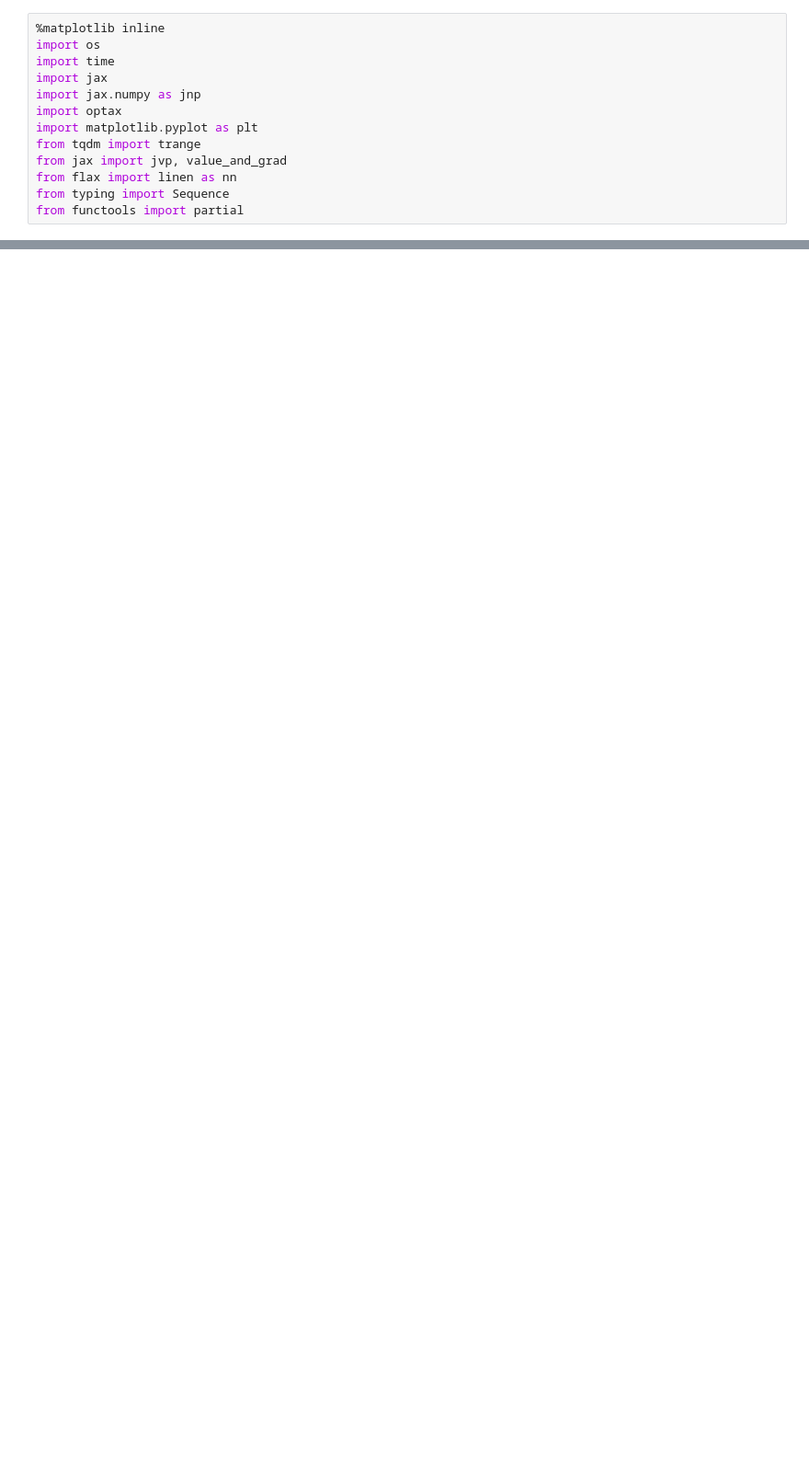
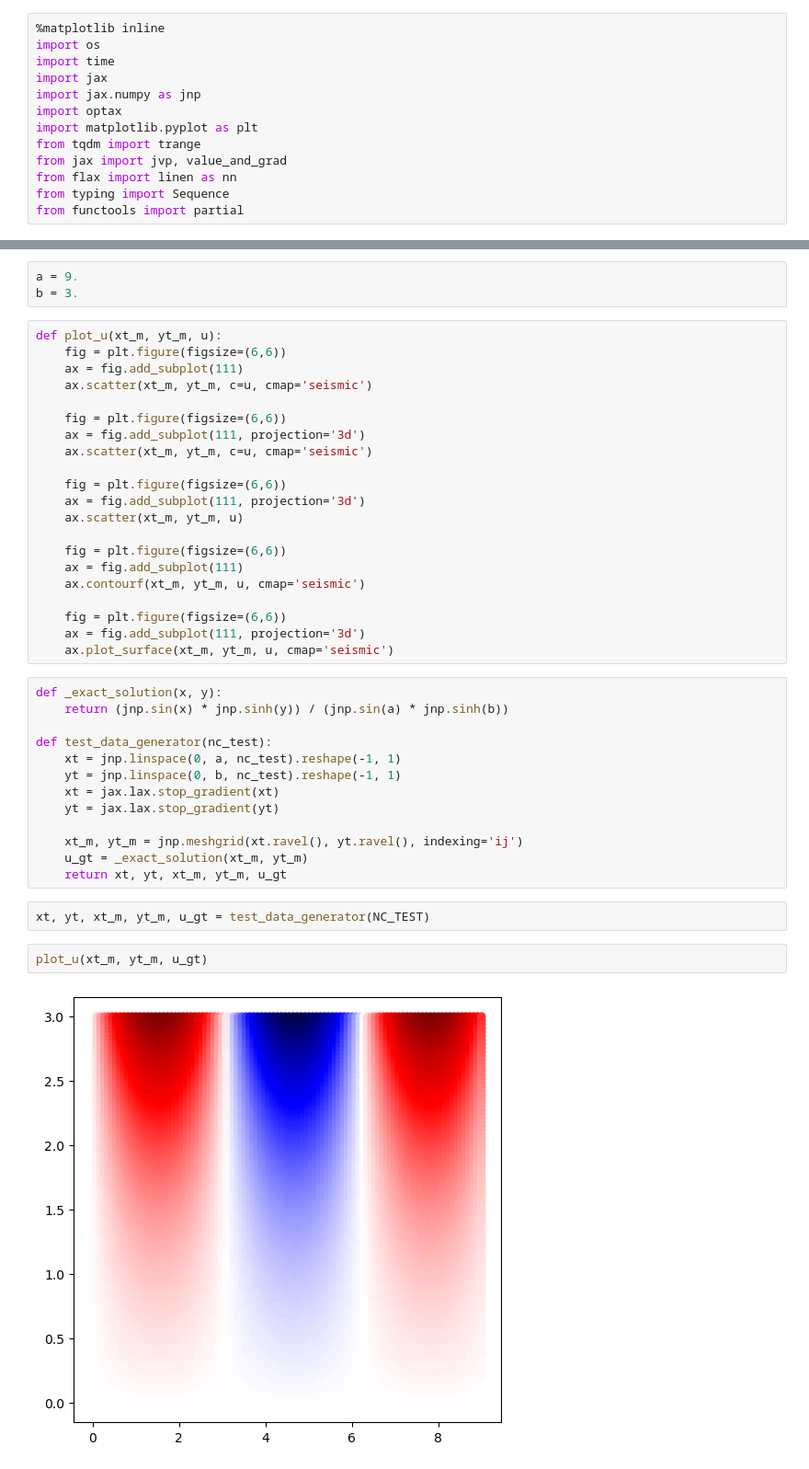
Before and after one commit to mgjeon/2023_PINN-study, a Jupyter notebook: calculation/notebook_spinn.ipynb, the cells around one changed output, grey strips where cells are left out. Shown at 92% size. Cells and saved outputs as stored; diff of their text form; blank space fills up the shorter version.

```diff
--- a/calculation/notebook_spinn.ipynb
+++ b/calculation/notebook_spinn.ipynb
@@ -24,0 +92,43 @@ LOG_ITER = 25000
+# %%
+a = 9.
+b = 3.
+# %%
+def plot_u(xt_m, yt_m, u):
+    fig = plt.figure(figsize=(6,6))
+    ax = fig.add_subplot(111)
+    ax.scatter(xt_m, yt_m, c=u, cmap='seismic')
+
+    fig = plt.figure(figsize=(6,6))
+    ax = fig.add_subplot(111, projection='3d')
+    ax.scatter(xt_m, yt_m, c=u, cmap='seismic')
+
+    fig = plt.figure(figsize=(6,6))
+    ax = fig.add_subplot(111, projection='3d')
+    ax.scatter(xt_m, yt_m, u)
+
+    fig = plt.figure(figsize=(6,6))
+    ax = fig.add_subplot(111)
+    ax.contourf(xt_m, yt_m, u, cmap='seismic')
+
+    fig = plt.figure(figsize=(6,6))
+    ax = fig.add_subplot(111, projection='3d')
+    ax.plot_surface(xt_m, yt_m, u, cmap='seismic')
+# %%
+def _exact_solution(x, y):
+    return (jnp.sin(x) * jnp.sinh(y)) / (jnp.sin(a) * jnp.sinh(b))
+
+def test_data_generator(nc_test):
+    xt = jnp.linspace(0, a, nc_test).reshape(-1, 1)
+    yt = jnp.linspace(0, b, nc_test).reshape(-1, 1)
+    xt = jax.lax.stop_gradient(xt)
+    yt = jax.lax.stop_gradient(yt)
+
+    xt_m, yt_m = jnp.meshgrid(xt.ravel(), yt.ravel(), indexing='ij')
+    u_gt = _exact_solution(xt_m, yt_m)
+    return xt, yt, xt_m, yt_m, u_gt
+# %%
+xt, yt, xt_m, yt_m, u_gt = test_data_generator(NC_TEST)
+# %%
+plot_u(xt_m, yt_m, u_gt)
+# %% [output]
+[figure, added]
```
Also changed, not shown: parts of 21 cells of this notebook, 5 other files.
